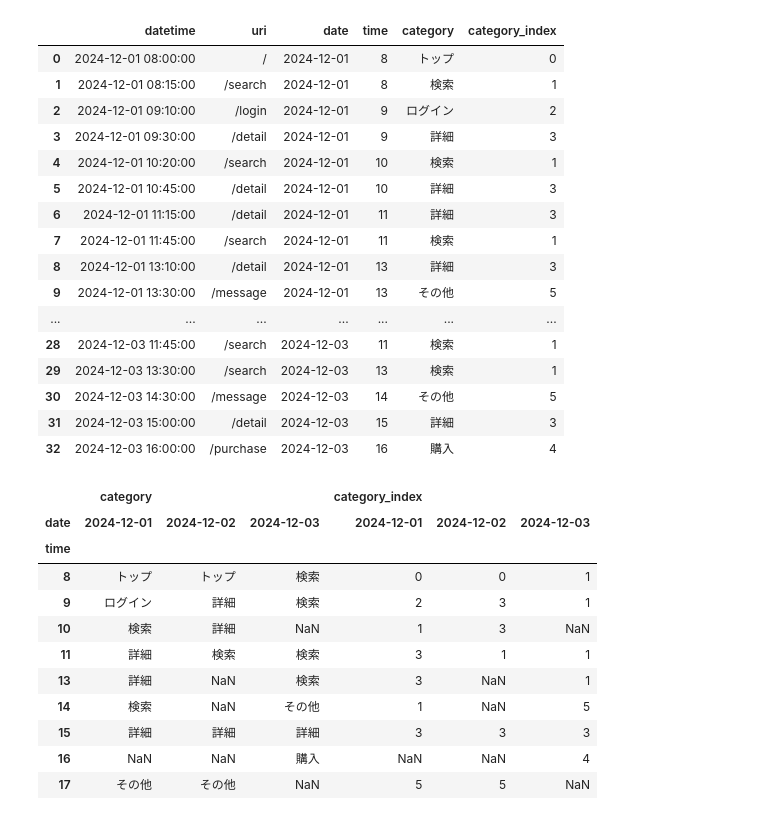
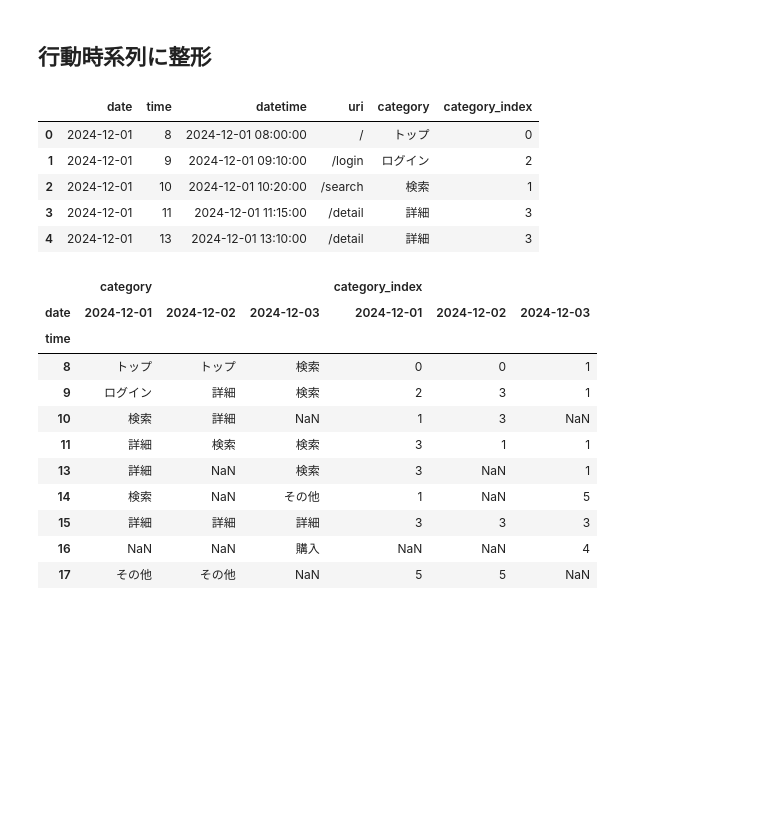
Before and after one commit to norihirosunada/UserActionTimeline, a Jupyter notebook: ユーザー行動時系列.ipynb, the cells around one changed output. Saved outputs shown, nothing was run; the diff lists cells and outputs as text; code cells hidden in the pictures; blank space fills up the shorter version.

```diff
--- a/ユーザー行動時系列.ipynb
+++ b/ユーザー行動時系列.ipynb
@@ -102,29 +132,16 @@ categorized_log_df["time"] = categorized_log_df["datetime"].dt.hour
-# %%
-#@title URIをカテゴライズ
-categorized_log_df["category"] = categorized_log_df["uri"].apply(lambda x: classify_uri(x))
-categorized_log_df["category_index"] = categorized_log_df["category"].apply(lambda x: category_dict.index(x))
-display(categorized_log_df)
-# %% [output]
-|  | datetime | uri | date | time | category | category_index |
-| 0 | 2024-12-01 08:00:00 | / | 2024-12-01 | 8 | トップ | 0 |
-| 1 | 2024-12-01 08:15:00 | /search | 2024-12-01 | 8 | 検索 | 1 |
-| 2 | 2024-12-01 09:10:00 | /login | 2024-12-01 | 9 | ログイン | 2 |
-| 3 | 2024-12-01 09:30:00 | /detail | 2024-12-01 | 9 | 詳細 | 3 |
-| 4 | 2024-12-01 10:20:00 | /search | 2024-12-01 | 10 | 検索 | 1 |
-| 5 | 2024-12-01 10:45:00 | /detail | 2024-12-01 | 10 | 詳細 | 3 |
-| 6 | 2024-12-01 11:15:00 | /detail | 2024-12-01 | 11 | 詳細 | 3 |
-| 7 | 2024-12-01 11:45:00 | /search | 2024-12-01 | 11 | 検索 | 1 |
-| 8 | 2024-12-01 13:10:00 | /detail | 2024-12-01 | 13 | 詳細 | 3 |
-| 9 | 2024-12-01 13:30:00 | /message | 2024-12-01 | 13 | その他 | 5 |
-| ... | ... | ... | ... | ... | ... | ... |
-| 28 | 2024-12-03 11:45:00 | /search | 2024-12-03 | 11 | 検索 | 1 |
-| 29 | 2024-12-03 13:30:00 | /search | 2024-12-03 | 13 | 検索 | 1 |
-| 30 | 2024-12-03 14:30:00 | /message | 2024-12-03 | 14 | その他 | 5 |
-| 31 | 2024-12-03 15:00:00 | /detail | 2024-12-03 | 15 | 詳細 | 3 |
-| 32 | 2024-12-03 16:00:00 | /purchase | 2024-12-03 | 16 | 購入 | 4 |
+# %% [markdown]
+## 行動時系列に整形
 # %%
 #@title 1時間毎に集計
 categorized_log_df = categorized_log_df.groupby(["date", "time"], as_index=False).first()
+categorized_log_df.head()
+# %% [output]
+|  | date | time | datetime | uri | category | category_index |
+| 0 | 2024-12-01 | 8 | 2024-12-01 08:00:00 | / | トップ | 0 |
+| 1 | 2024-12-01 | 9 | 2024-12-01 09:10:00 | /login | ログイン | 2 |
+| 2 | 2024-12-01 | 10 | 2024-12-01 10:20:00 | /search | 検索 | 1 |
+| 3 | 2024-12-01 | 11 | 2024-12-01 11:15:00 | /detail | 詳細 | 3 |
+| 4 | 2024-12-01 | 13 | 2024-12-01 13:10:00 | /detail | 詳細 | 3 |
 # %%
 #@title ピボットテーブル作成
 pivoted_df = categorized_log_df.pivot(index="time", columns="date", values=["category", "category_index"])
```
Also changed, not shown: parts of 10 cells of this notebook.
